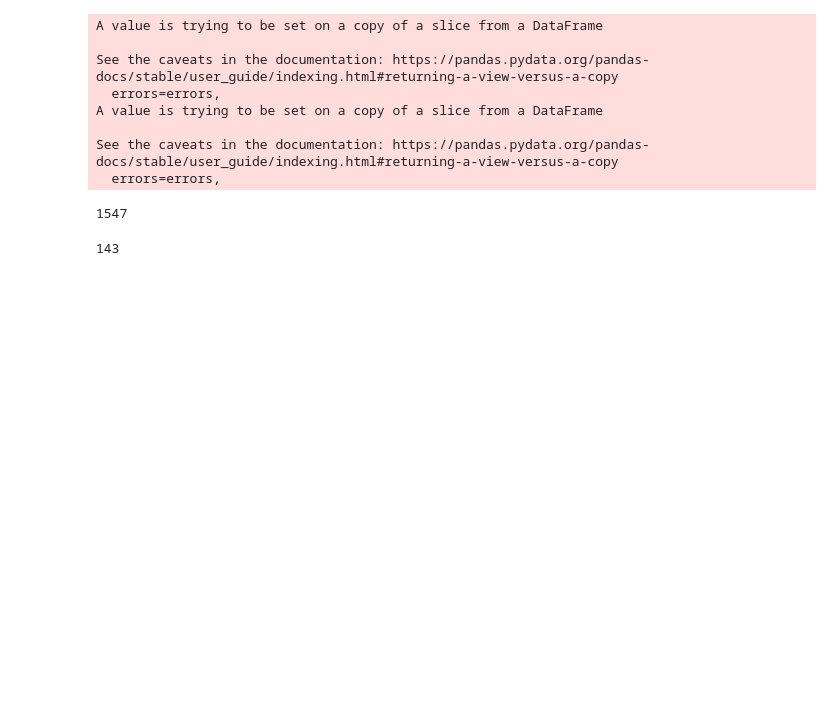
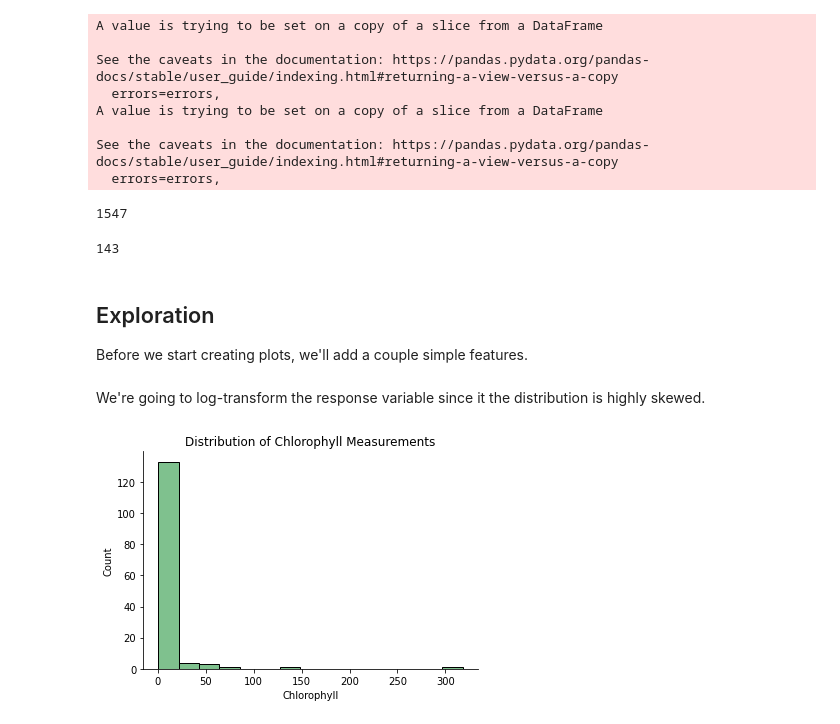
Before and after one commit to BostonTLee/undergrad-algae-trees, a Jupyter notebook: plots.ipynb, the cells around one changed output. Drawn from its saved outputs; the diff is of its cells as text; code cells hidden in the pictures; blank space fills up the shorter version.

```diff
--- a/plots.ipynb
+++ b/plots.ipynb
@@ -54,2 +56,5 @@ df['bloom'] = df['chlorophyll'] > 8
+# %% [markdown]
+## Exploration
+Before we start creating plots, we'll add a couple simple features.
 # %%
 df['month'] = df['date'].dt.month
@@ -59,0 +62,11 @@ df['chlorophyll'] = np.log(df['chlorophyll'])
+# %% [markdown]
+We're going to log-transform the response variable since it the distribution is highly skewed.
+# %%
+sb.histplot(df['chlorophyll'], color='xkcd:algae', bins=15)
+sb.despine()
+plt.xlabel('Chlorophyll')
+plt.title('Distribution of Chlorophyll Measurements')
+plt.savefig('figures/chloro_hist.png', dpi=200, bbox_inches='tight')
+plt.show()
+# %% [output]
+[figure, added]
```
Also changed, not shown: parts of 11 cells of this notebook.
